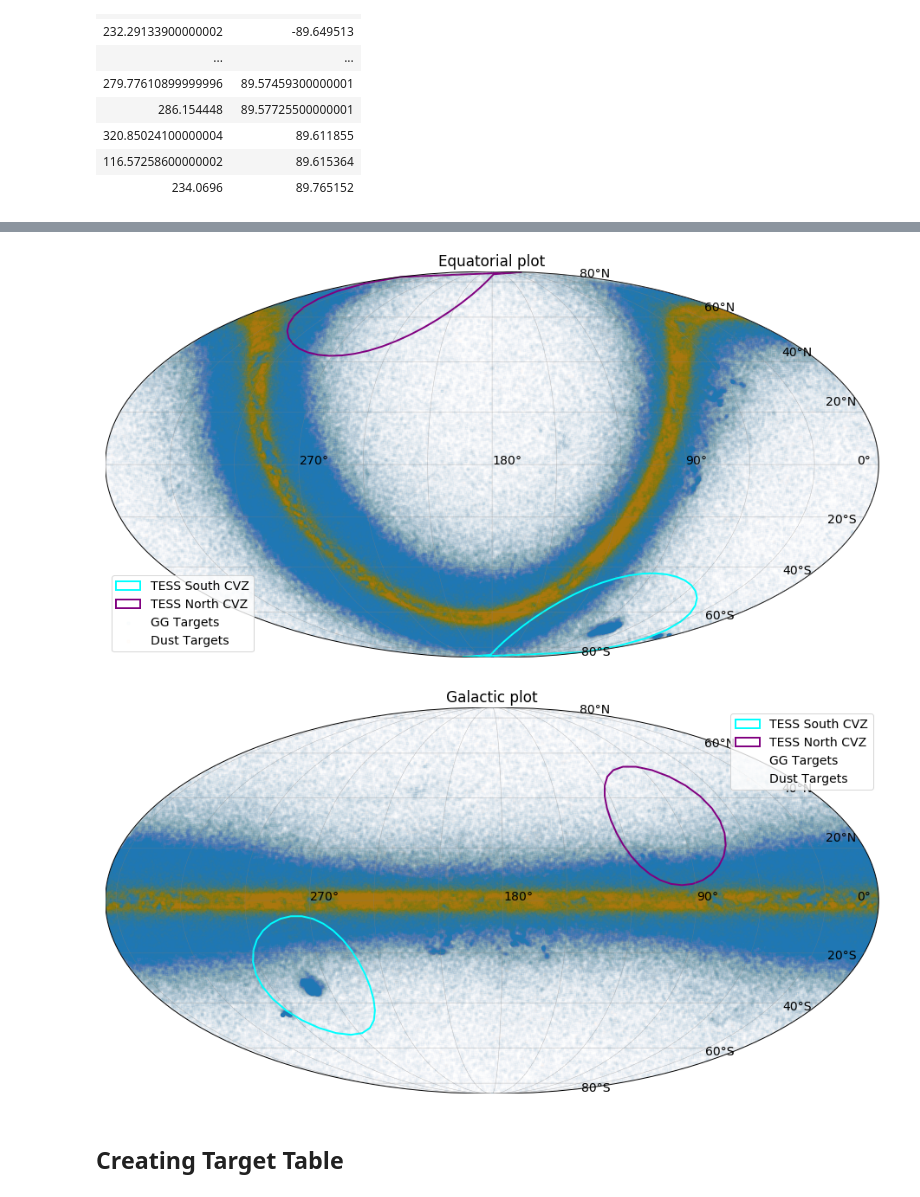
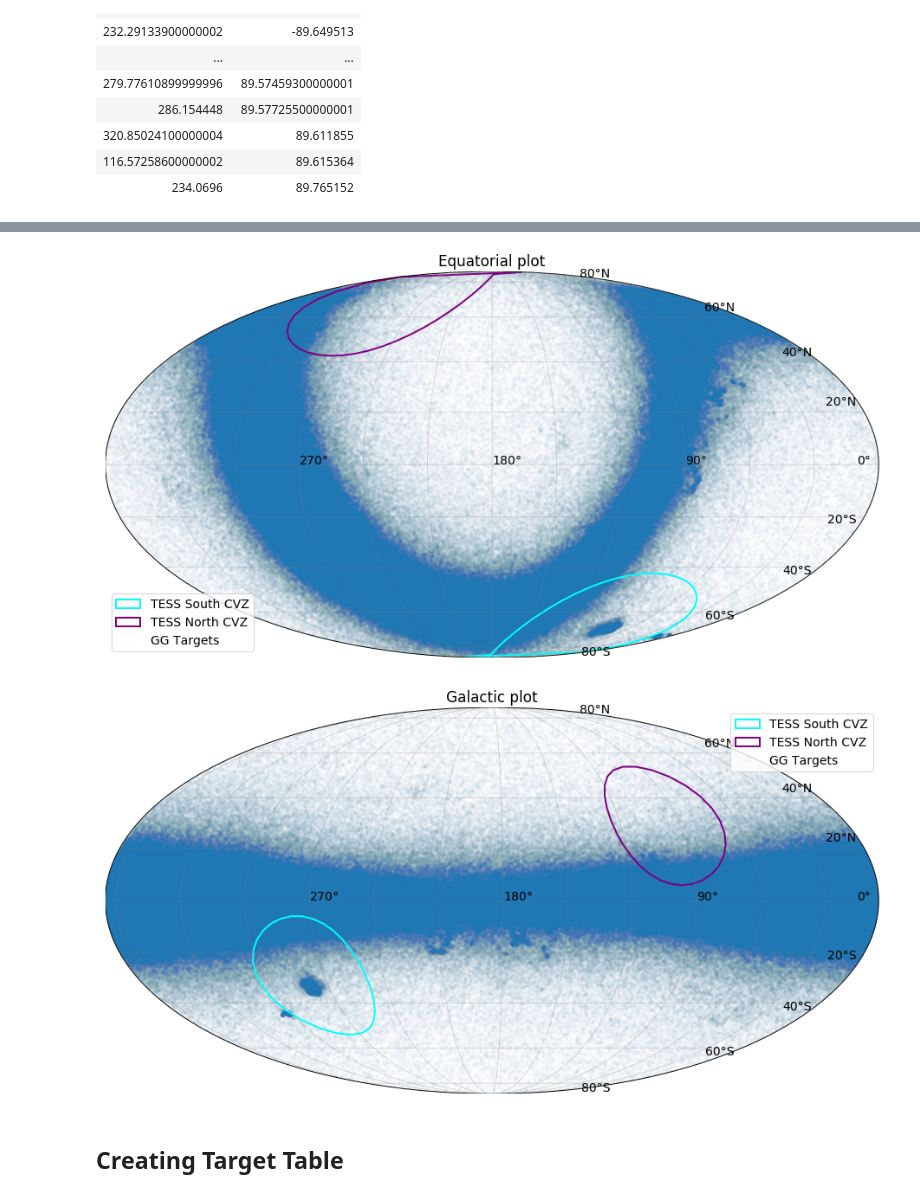
Before and after one commit to William-Zhang-R/SDSS-V-SimTargets, a Jupyter notebook: allsky/GG Targets.ipynb, the cells around one changed output, grey strips where cells are left out. Saved outputs shown, nothing was run; the diff lists cells and outputs as text; code cells hidden in the pictures.

Commit message:
Fixed DEC prbolem in GG Targets and split Dust targets into a separate file.

```diff
--- a/allsky/GG Targets.ipynb
+++ b/allsky/GG Targets.ipynb
@@ -60,16 +37,14 @@ Table length=152284
 # %%
 plt.rcParams.update({'font.size': 14})
 (fig,bmap) = testfield_fk5()
 #Plot GG Targets
 ggx,ggy = bmap(gg_tab['ra'],gg_tab['dec'])
 bmap.scatter(ggx,ggy,marker='.',label='GG Targets',alpha=0.01)
-dustx,dusty = bmap(dust_tab['ra'],dust_tab['dec'])
-bmap.scatter(dustx,dusty,marker='.',label='Dust Targets',alpha=0.01)
 plt.title("Equatorial plot")
 plt.legend()
 plt.show()
 # %% [output]
-[figure, old version]
+[figure, new version]
 # %%
 plt.rcParams.update({'font.size': 14})
 (fig,bmap) = testfield_gal()
@@ -77,15 +52,11 @@ gg_coord_fk5 = SkyCoord(gg_tab['ra'],gg_tab['dec'],unit=(u.deg,u.deg),frame="fk5
 gg_coord_gal = gg_coord_fk5.transform_to(Galactic())
 ggx,ggy = bmap(gg_coord_gal.l,gg_coord_gal.b)
 bmap.scatter(ggx,ggy,marker='.',label='GG Targets',alpha=0.01)
-dust_coord_fk5 = SkyCoord(dust_tab['ra'],dust_tab['dec'],unit=(u.deg,u.deg),frame="fk5")
-dust_coord_gal = dust_coord_fk5.transform_to(Galactic())
-dustx,dusty = bmap(dust_coord_gal.l,dust_coord_gal.b)
-bmap.scatter(dustx,dusty,marker='.',label='Dust Targets',alpha=0.01)
 plt.title("Galactic plot")
 plt.legend()
 plt.show()
 # %% [output]
-[figure, old version]
+[figure, new version]
 # %% [markdown]
 ## Creating Target Table
 # %%
```
Also changed, not shown: parts of 5 cells of this notebook, 1 other file.
